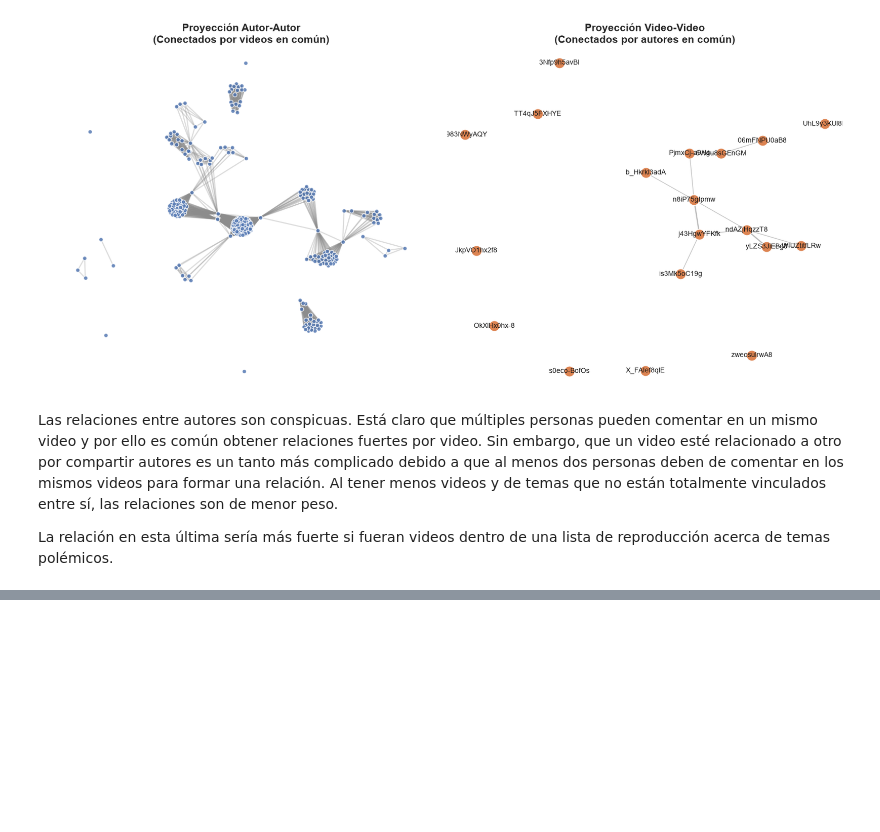
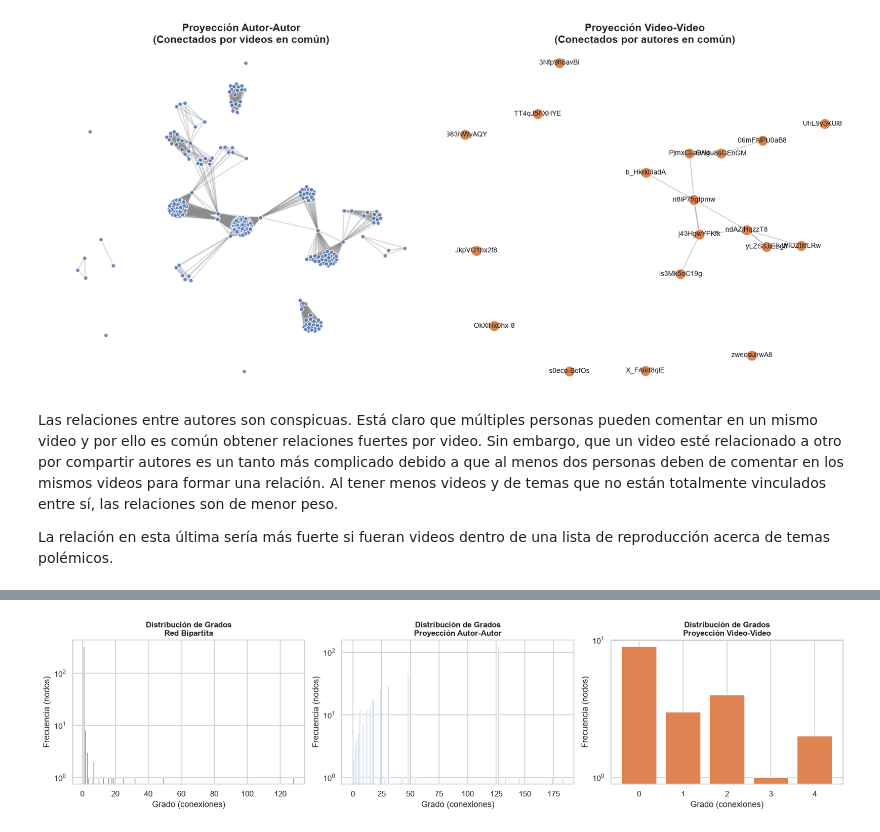
Before and after one commit to dannyrmrz/Laboratorio-6-Data-Science-, a Jupyter notebook: Laboratorio_6_Avance_Secciones_1-4.ipynb, the cells around one changed output, grey strips where cells are left out. Cells and saved outputs as stored; diff of their text form; code cells hidden in the pictures; blank space fills up the shorter version.

Commit message:
feat: 6.1 topología de la red

```diff
--- a/Laboratorio_6_Avance_Secciones_1-4.ipynb
+++ b/Laboratorio_6_Avance_Secciones_1-4.ipynb
@@ -3443,0 +3448,74 @@ La relación en esta última sería más fuerte si fueran videos dentro de una l
+# %%
+# 6.1 Topología y fragmentación: Métricas básicas y Distribución de grados
+import pandas as pd
+import numpy as np
+import networkx as nx
+import matplotlib.pyplot as plt
+
+def calcular_metricas_topologia(G, nombre, is_bipartite=False, nodos_top=None):
+    """Calcula las métricas topológicas requeridas para una red."""
+    # Componentes conexos
+    cc = list(nx.connected_components(G))
+    num_cc = len(cc)
+    lcc_size = len(max(cc, key=len)) if num_cc > 0 else 0
+    lcc_pct = lcc_size / G.number_of_nodes() if G.number_of_nodes() > 0 else 0
+
+    # Grados
+    grados = [d for n, d in G.degree()]
+    grado_medio = np.mean(grados) if grados else 0
+
+    # Densidad
+    # Para redes bipartitas, la densidad máxima posible es (nodos_A * nodos_B)
+    if is_bipartite and nodos_top is not None:
+        densidad = nx.bipartite.density(G, nodos_top)
+    else:
+        densidad = nx.density(G)
+
+    return {
+        "Red": nombre,
+        "Nodos": G.number_of_nodes(),
+        "Aristas": G.number_of_edges(),
+        "Densidad": densidad,
+        "Grado medio": grado_medio,
+        "Componentes conexos": num_cc,
+        "Nodos en comp. mayor": lcc_size,
+        "% en comp. mayor": lcc_pct
+    }
+
+# Calculamos las métricas para las 3 redes construidas previamente
+metricas = pd.DataFrame([
+    calcular_metricas_topologia(B, "Bipartita (Autor-Video)", is_bipartite=True, nodos_top=autores_nodos),
+    calcular_metricas_topologia(G_autores, "Proyección Autor-Autor"),
+    calcular_metricas_topologia(G_videos, "Proyección Video-Video")
+])
+
+# Formateo para la tabla a exportar
+metricas_display = metricas.copy()
+metricas_display['Densidad'] = metricas_display['Densidad'].map(lambda x: f"{x:.4f}")
+metricas_display['Grado medio'] = metricas_display['Grado medio'].map(lambda x: f"{x:.2f}")
+metricas_display['% en comp. mayor'] = metricas_display['% en comp. mayor'].map(lambda x: f"{x:.1%}")
+
+guardar_tabla(metricas_display, "t6_1_topologia")
+display(metricas_display)
+
+# --- VISUALIZACIÓN DE LA DISTRIBUCIÓN DE GRADOS ---
+fig, axes = plt.subplots(1, 3, figsize=(16, 4))
+
+def graficar_dist_grados(G, ax, color, title):
+    grados = [d for n, d in G.degree()]
+    conteo = pd.Series(grados).value_counts().sort_index()
+    ax.bar(conteo.index, conteo.values, color=color, edgecolor='white', width=0.8)
+    ax.set_title(title, fontweight="bold", fontsize=11)
+    ax.set_xlabel("Grado (conexiones)")
+    ax.set_ylabel("Frecuencia (nodos)")
+    # Escala logarítmica en el eje Y porque la mayoría de nodos tiene grado muy bajo
+    ax.set_yscale('log')
+
+graficar_dist_grados(B, axes[0], COL["gris"], "Distribución de Grados\nRed Bipartita")
+graficar_dist_grados(G_autores, axes[1], COL["autor"], "Distribución de Grados\nProyección Autor-Autor")
+graficar_dist_grados(G_videos, axes[2], COL["video"], "Distribución de Grados\nProyección Video-Video")
+
+plt.tight_layout()
+guardar_fig("f6_1_distribucion_grados")
+plt.show()
+# %% [output]
@@ -3443,0 +3526 @@ La relación en esta última sería más fuerte si fueran videos dentro de una l
+[figure, added]
```
Also changed, not shown: parts of 3 cells of this notebook, 2 other files.
